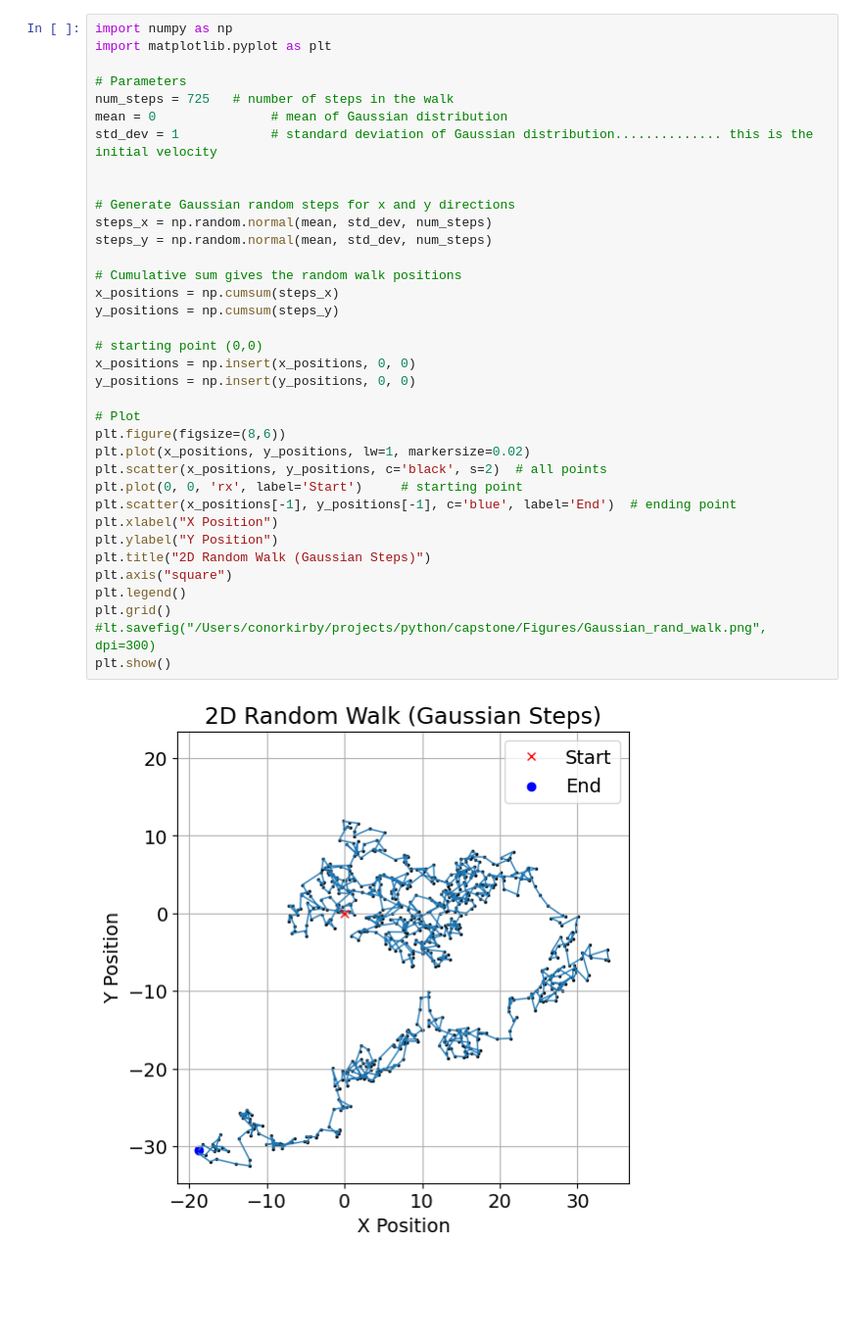
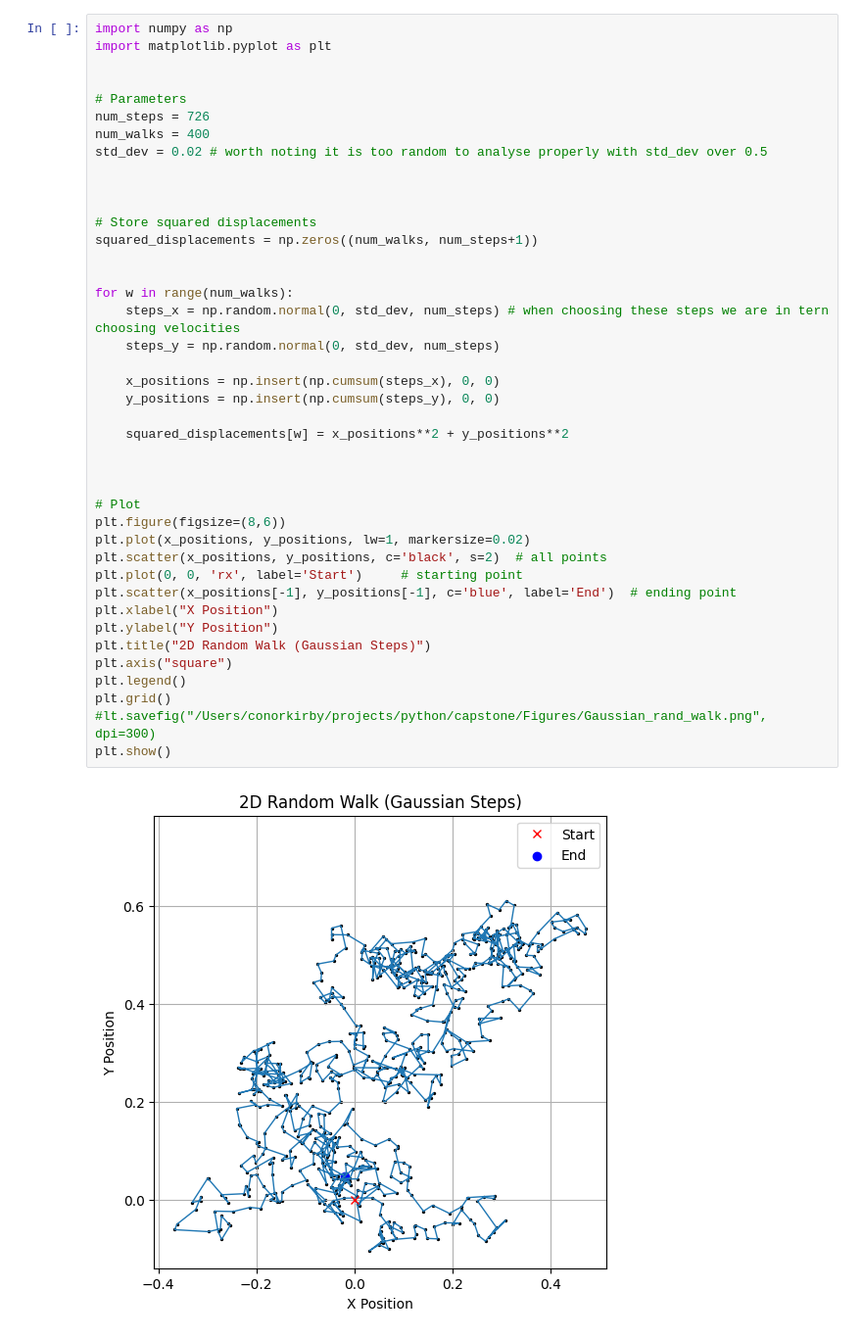
Before and after one commit to conorkirby/capstone, a Jupyter notebook: ProjectNotebooks/10.5_Volatility_Gaussian.ipynb, the cells around one changed output. Shown at 98% size. Cells and saved outputs as stored; diff of their text form; blank space fills up the shorter version.

Commit message:
gaussian volatility

```diff
--- a/ProjectNotebooks/10.5_Volatility_Gaussian.ipynb
+++ b/ProjectNotebooks/10.5_Volatility_Gaussian.ipynb
@@ -1,38 +1,43 @@
 # %%
 import numpy as np
 import matplotlib.pyplot as plt
 
+
 # Parameters
-num_steps = 725   # number of steps in the walk
-mean = 0               # mean of Gaussian distribution
-std_dev = 1            # standard deviation of Gaussian distribution.............. this is the initial velocity
+num_steps = 726
+num_walks = 400
+std_dev = 0.02 # worth noting it is too random to analyse properly with std_dev over 0.5
 
 
-# Generate Gaussian random steps for x and y directions
-steps_x = np.random.normal(mean, std_dev, num_steps)
-steps_y = np.random.normal(mean, std_dev, num_steps)
 
-# Cumulative sum gives the random walk positions
-x_positions = np.cumsum(steps_x)
-y_positions = np.cumsum(steps_y)
+# Store squared displacements
+squared_displacements = np.zeros((num_walks, num_steps+1))
 
-# starting point (0,0)
-x_positions = np.insert(x_positions, 0, 0)
-y_positions = np.insert(y_positions, 0, 0)
+
+for w in range(num_walks):
+    steps_x = np.random.normal(0, std_dev, num_steps) # when choosing these steps we are in tern choosing velocities
+    steps_y = np.random.normal(0, std_dev, num_steps)
+
+    x_positions = np.insert(np.cumsum(steps_x), 0, 0)
+    y_positions = np.insert(np.cumsum(steps_y), 0, 0)
+
+    squared_displacements[w] = x_positions**2 + y_positions**2
+
+
 
 # Plot
 plt.figure(figsize=(8,6))
 plt.plot(x_positions, y_positions, lw=1, markersize=0.02)
 plt.scatter(x_positions, y_positions, c='black', s=2)  # all points
 plt.plot(0, 0, 'rx', label='Start')     # starting point
 plt.scatter(x_positions[-1], y_positions[-1], c='blue', label='End')  # ending point
 plt.xlabel("X Position")
 plt.ylabel("Y Position")
 plt.title("2D Random Walk (Gaussian Steps)")
 plt.axis("square")
 plt.legend()
 plt.grid()
 #lt.savefig("/Users/conorkirby/projects/python/capstone/Figures/Gaussian_rand_walk.png", dpi=300)
 plt.show()
 # %% [output]
-[figure, old version]
+[figure, new version]
```
Also changed, not shown: parts of 5 cells of this notebook, 1 other file.
